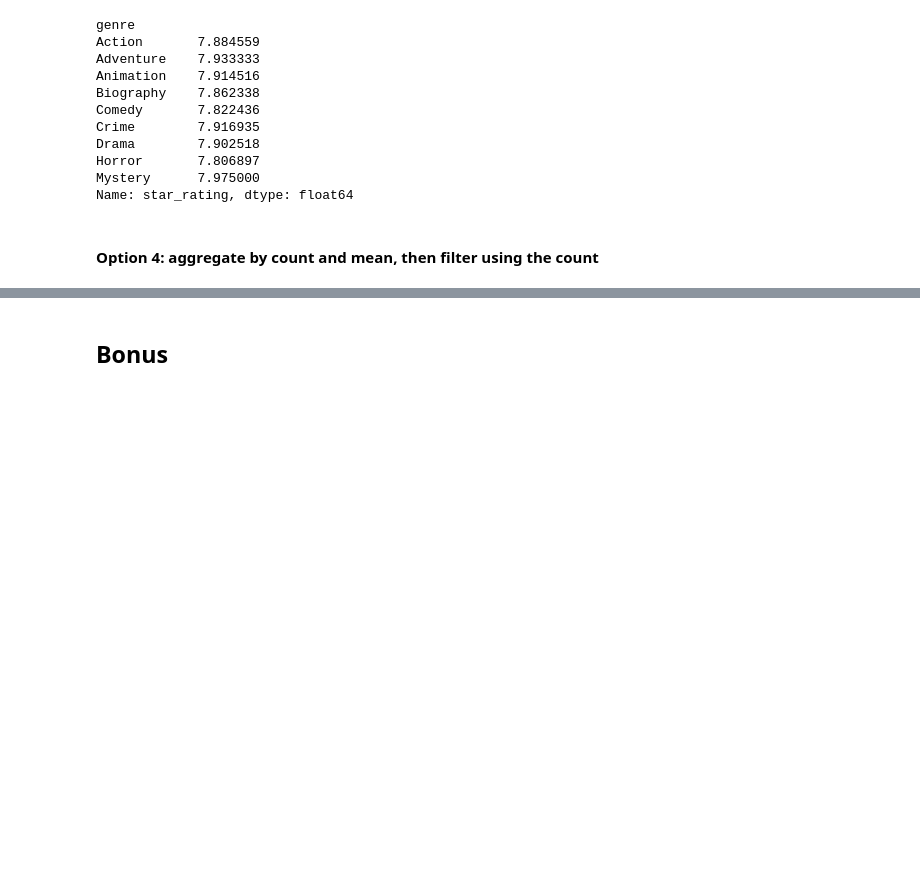
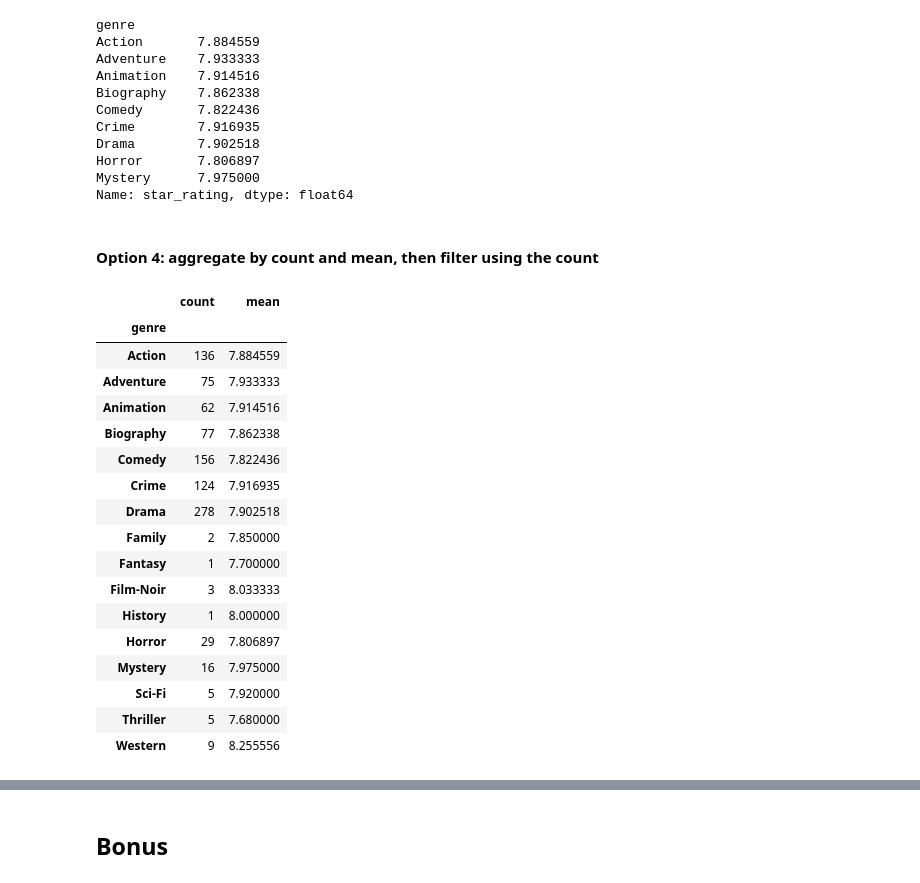
Before and after one commit to jharris18/Jason-GA-Repo, a Jupyter notebook: Jason H project-eda-imdb.ipynb, the cells around one changed output, grey strips where cells are left out. Saved outputs shown, nothing was run; the diff lists cells and outputs as text; code cells hidden in the pictures; blank space fills up the shorter version.

```diff
--- a/Jason H project-eda-imdb.ipynb
+++ b/Jason H project-eda-imdb.ipynb
@@ -482,3 +477,24 @@ Name: star_rating, dtype: float64
 # Calculate the average star rating for each genre, but only include genres with at least 10 movies
 # %%
 movie_agg = movies.groupby('genre').star_rating.agg(['count', 'mean'])
+# %%
+movie_agg
+# %% [output]
+|  | count | mean |
+| genre |  |  |
+| Action | 136 | 7.884559 |
+| Adventure | 75 | 7.933333 |
+| Animation | 62 | 7.914516 |
+| Biography | 77 | 7.862338 |
+| Comedy | 156 | 7.822436 |
+| Crime | 124 | 7.916935 |
+| Drama | 278 | 7.902518 |
+| Family | 2 | 7.850000 |
+| Fantasy | 1 | 7.700000 |
+| Film-Noir | 3 | 8.033333 |
+| History | 1 | 8.000000 |
+| Horror | 29 | 7.806897 |
+| Mystery | 16 | 7.975000 |
+| Sci-Fi | 5 | 7.920000 |
+| Thriller | 5 | 7.680000 |
+| Western | 9 | 8.255556 |
```
Also changed, not shown: parts of 7 cells of this notebook, 1 other file.
